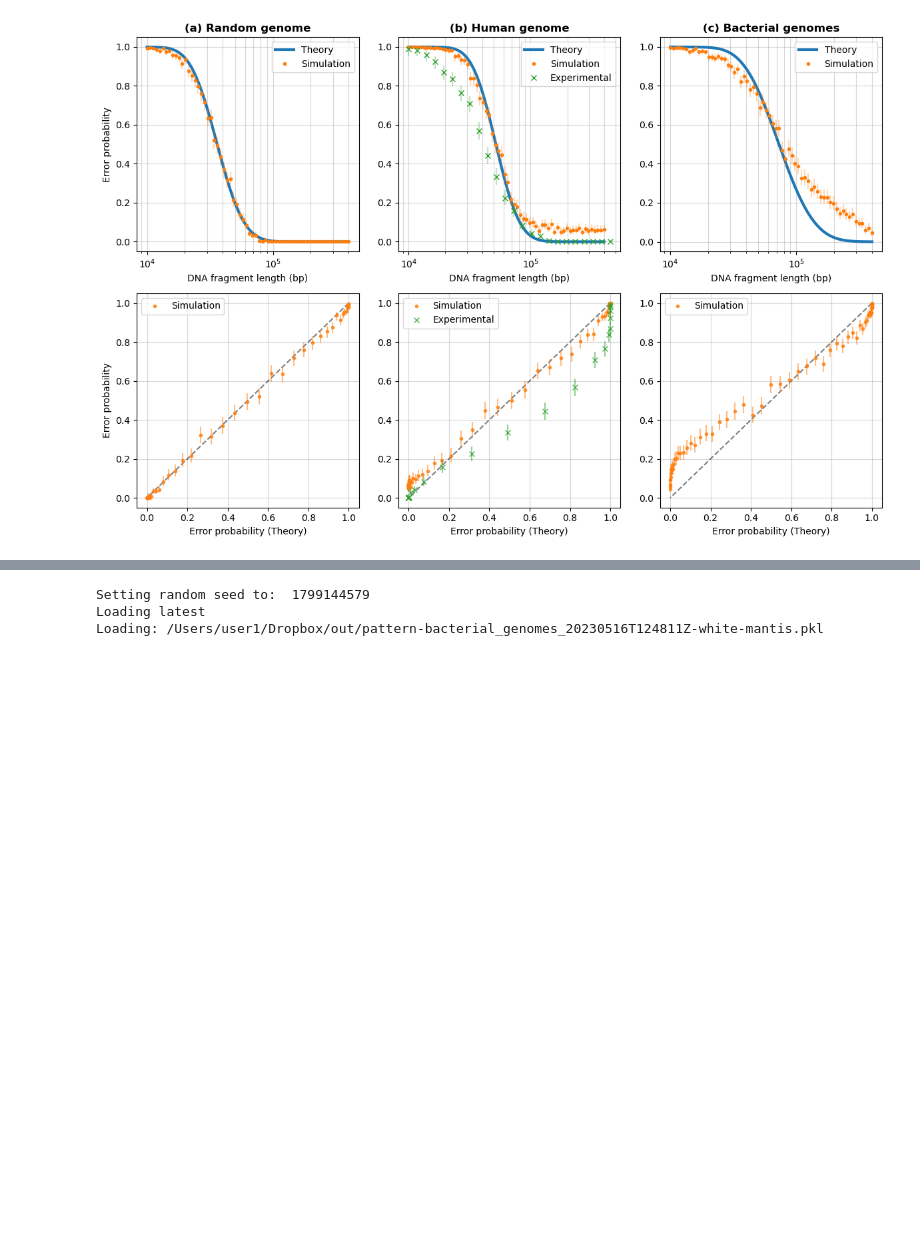
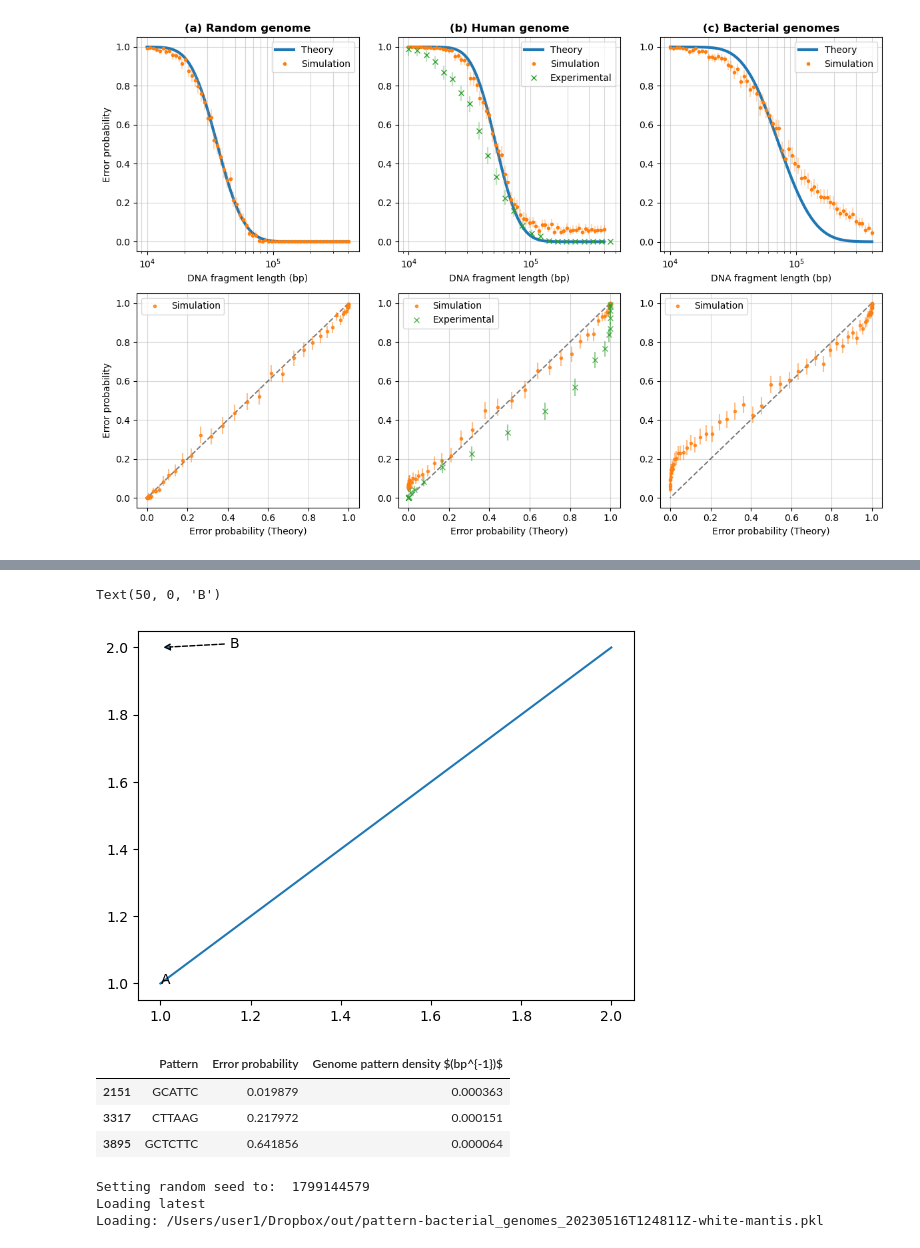
Before and after one commit to yevgenin/PatternCode, a Jupyter notebook: paper_figures.ipynb, the cells around one changed output, grey strips where cells are left out. Drawn from its saved outputs; the diff is of its cells as text; code cells hidden in the pictures; blank space fills up the shorter version.

```diff
--- a/paper_figures.ipynb
+++ b/paper_figures.ipynb
@@ -60,3 +74,24 @@ env_base.yml          paper_figures.ipynb
+# %%
+
+plt.plot([1, 2], [1, 2])
+plt.annotate('A', xy=(1, 1))
+plt.annotate('B', xy=(1, 2), xytext=(50, 0),
+             textcoords='offset points',
+             arrowprops=dict(
+                arrowstyle="-|>",
+                linestyle='--',
+            ),
+             )
+# %% [output]
+Text(50, 0, 'B')
+[figure, added]
+# %%
+df[df['Pattern'].isin(SPECIAL_OGM_PATTERNS)]
+# %% [output]
+|  | Pattern | Error probability | Genome pattern density $(bp^{-1})$ |
+| 2151 | GCATTC | 0.019879 | 0.000363 |
+| 3317 | CTTAAG | 0.217972 | 0.000151 |
+| 3895 | GCTCTTC | 0.641856 | 0.000064 |
 # %%
 PErrVsPattern.make(genome_name=BACTERIAL_GENOMES, load=1, plot=1, patterns=REBASE_NICKING_PATTERNS).data_table().to_csv('bacteria.csv')
 # %% [output]
```
Also changed, not shown: parts of 6 cells of this notebook, 8 other files.
